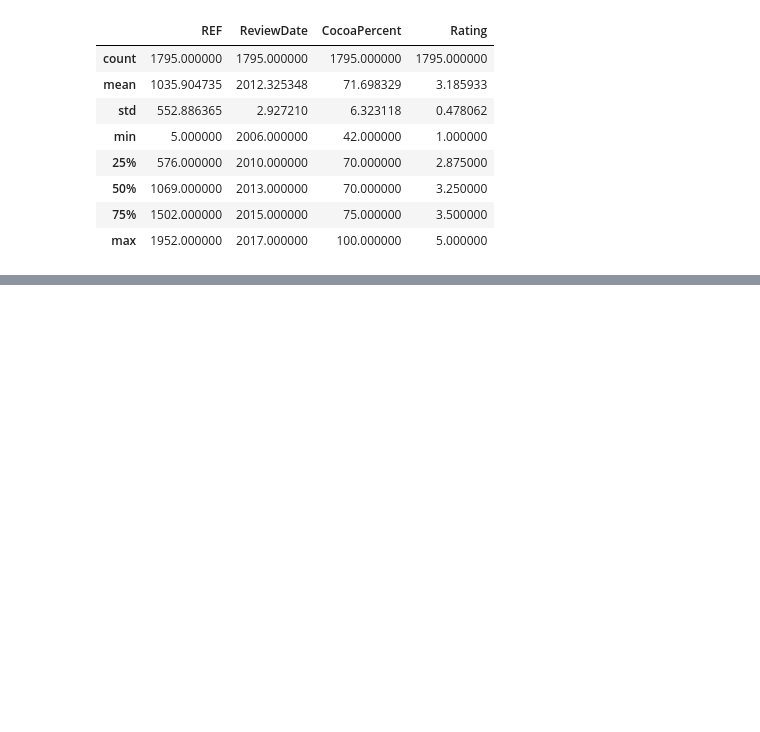
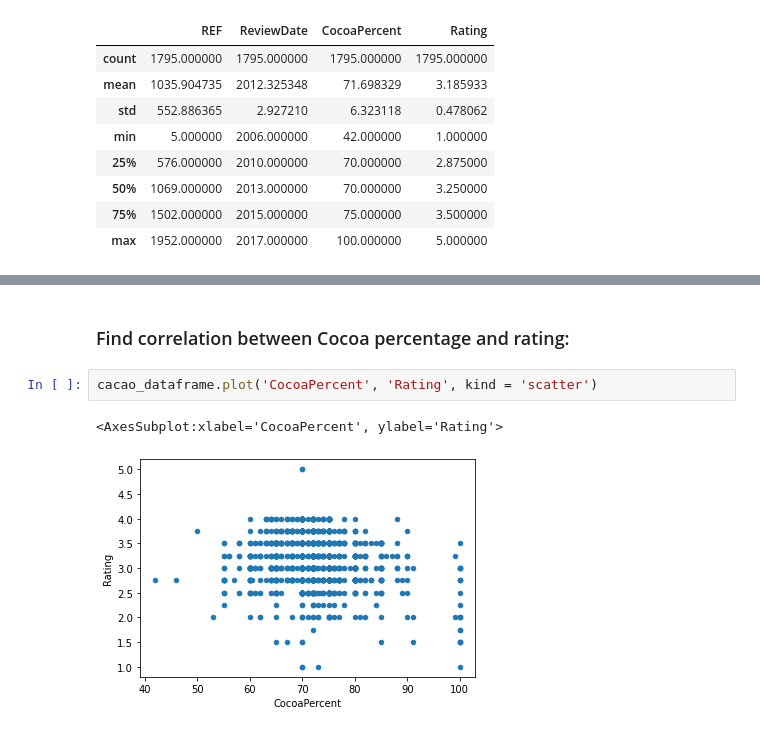
Before and after one commit to tlstkr/ChocolateAnalytics, a Jupyter notebook: BeautifulSoup_Chocolate.ipynb, the cells around one changed output, grey strips where cells are left out. Cells and saved outputs as stored; diff of their text form; blank space fills up the shorter version.

```diff
--- a/BeautifulSoup_Chocolate.ipynb
+++ b/BeautifulSoup_Chocolate.ipynb
@@ -284,0 +300,7 @@ soup.find('tbody')
+# %% [markdown]
+### Find correlation between Cocoa percentage and rating:
+# %%
+cacao_dataframe.plot('CocoaPercent', 'Rating', kind = 'scatter')
+# %% [output]
+<AxesSubplot:xlabel='CocoaPercent', ylabel='Rating'>
+[figure, added]
```
Also changed, not shown: parts of 29 cells of this notebook.
